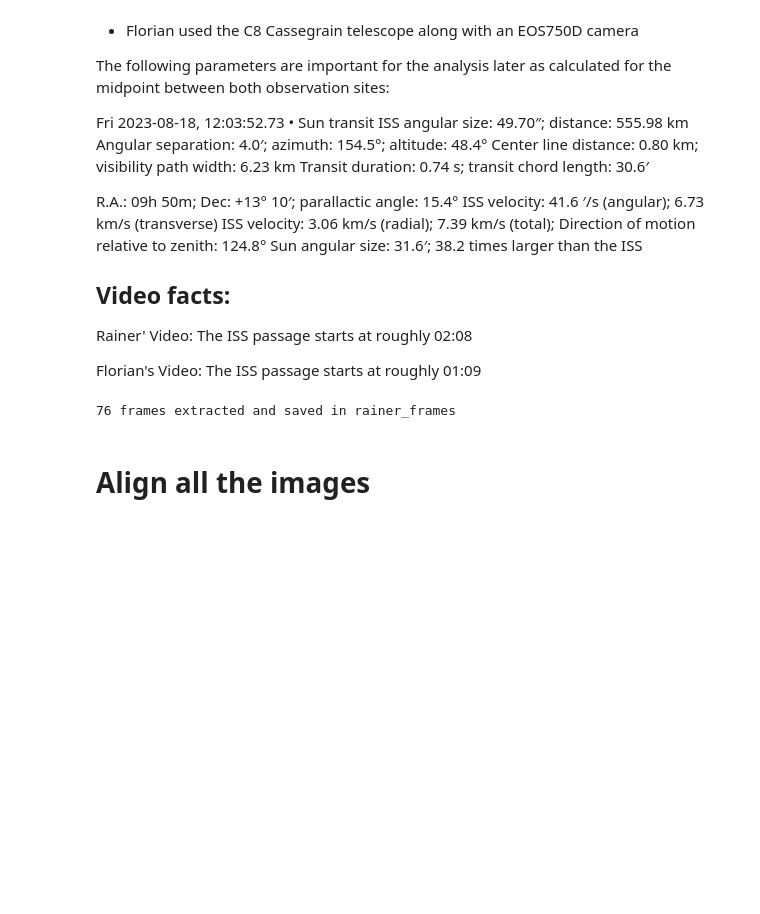
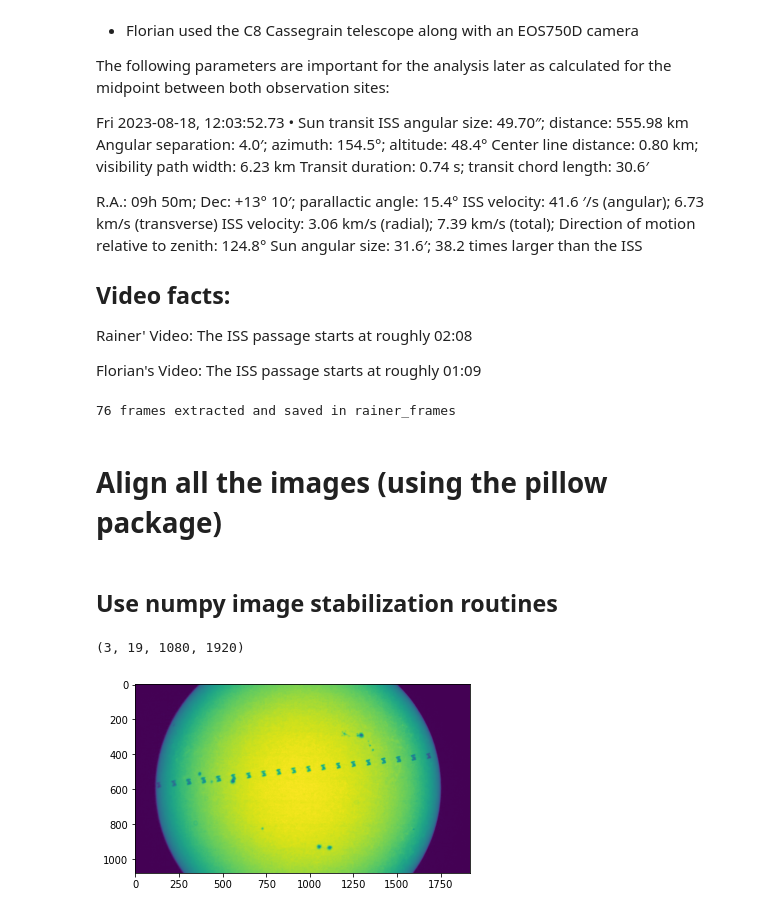
Before and after one commit to fruenger/ISSparallax, a Jupyter notebook: data_reduction.ipynb, the cells around one changed output. Saved outputs shown, nothing was run; the diff lists cells and outputs as text; code cells hidden in the pictures; blank space fills up the shorter version.

Commit message:
added the image alignment routine. Though it doesnt seem to work as expected unfortunately. :(

```diff
--- a/data_reduction.ipynb
+++ b/data_reduction.ipynb
@@ -73,7 +73,7 @@ extract_frames(video_path, output_folder)
 # %% [output]
 76 frames extracted and saved in rainer_frames
 # %% [markdown]
-# Align all the images
+# Align all the images (using the pillow package)
 # %%
 import cv2
 import numpy as np
@@ -139,3 +139,57 @@ for image in tqdm(glob(in_image + "*.jpg")):
     cv2.imwrite(in_image + "%i_align.jpg" % counter, transformed_img)
     counter += 1
     #cv2.imwrite(in_image[:-4] + "_align.jpg", transformed_img)
+# %% [markdown]
+## Use numpy image stabilization routines
+# %%
+import numpy as np
+import cv2
+from glob import glob
+from tqdm import tqdm
+import matplotlib.pyplot as plt
+
+def find_offset(ref_image, comp_image, box_size=10):
+
+    ref_shape = ref_image.shape
+
+    if len(ref_image.shape) > 2:
+        raise Exception("[ERROR] Dimension of image too high. Please only use two-dimensional image arrays.")
+
+    x, y = np.meshgrid(np.arange(-box_size, box_size), np.arange(-box_size, box_size))
+    x = np.ravel(x)
+    y = np.ravel(y)
+
+    correlation = []
+
+    aligned_image = np.zeros(ref_shape)
+    maxcorr = 0.
+    for dx, dy in zip(x, y):
+        corr_array = np.zeros((2 * box_size + ref_shape[0], 2 * box_size + ref_shape[1]))
+        corr_array[box_size:box_size+ref_shape[0], box_size:box_size+ref_shape[1]] = ref_image
+        corr_array[box_size + dx:box_size + dx + ref_shape[0], box_size + dy:box_size + dy + ref_shape[1]] *= comp_image
+
+        if maxcorr < np.sum(corr_array):
+            aligned_image = np.zeros((2 * box_size + ref_shape[0], 2 * box_size + ref_shape[1]))
+            aligned_image[box_size + dx:box_size + dx + ref_shape[0], box_size + dy:box_size + dy + ref_shape[1]] = comp_image
+            aligned_image = aligned_image[box_size:-box_size, box_size:-box_size]
+
+    return aligned_image
+
+
+all_images = glob("florian_frames/*.jpg")
+#all_images = glob("rainer_frames/*.jpg")
+all_data = [np.array(cv2.imread(image)) for image in all_images]
+all_data = np.transpose(all_data, axes=[3,0,1,2])
+print(all_data.shape)
+plt.imshow(np.min(all_data[0, :, :, :], axis=0))
+plt.show()
+
+all_data_aligned = [all_data[1, 0]]
+
+for i in tqdm(range(all_data.shape[1])[1:]):
+    all_data_aligned.append(find_offset(all_data[0, 0], all_data[0, -1]))
+
+all_data_aligned = np.array(all_data_aligned)
+# %% [output]
+(3, 19, 1080, 1920)
+[figure, added]
```
Also changed, not shown: parts of 1 cell of this notebook.
